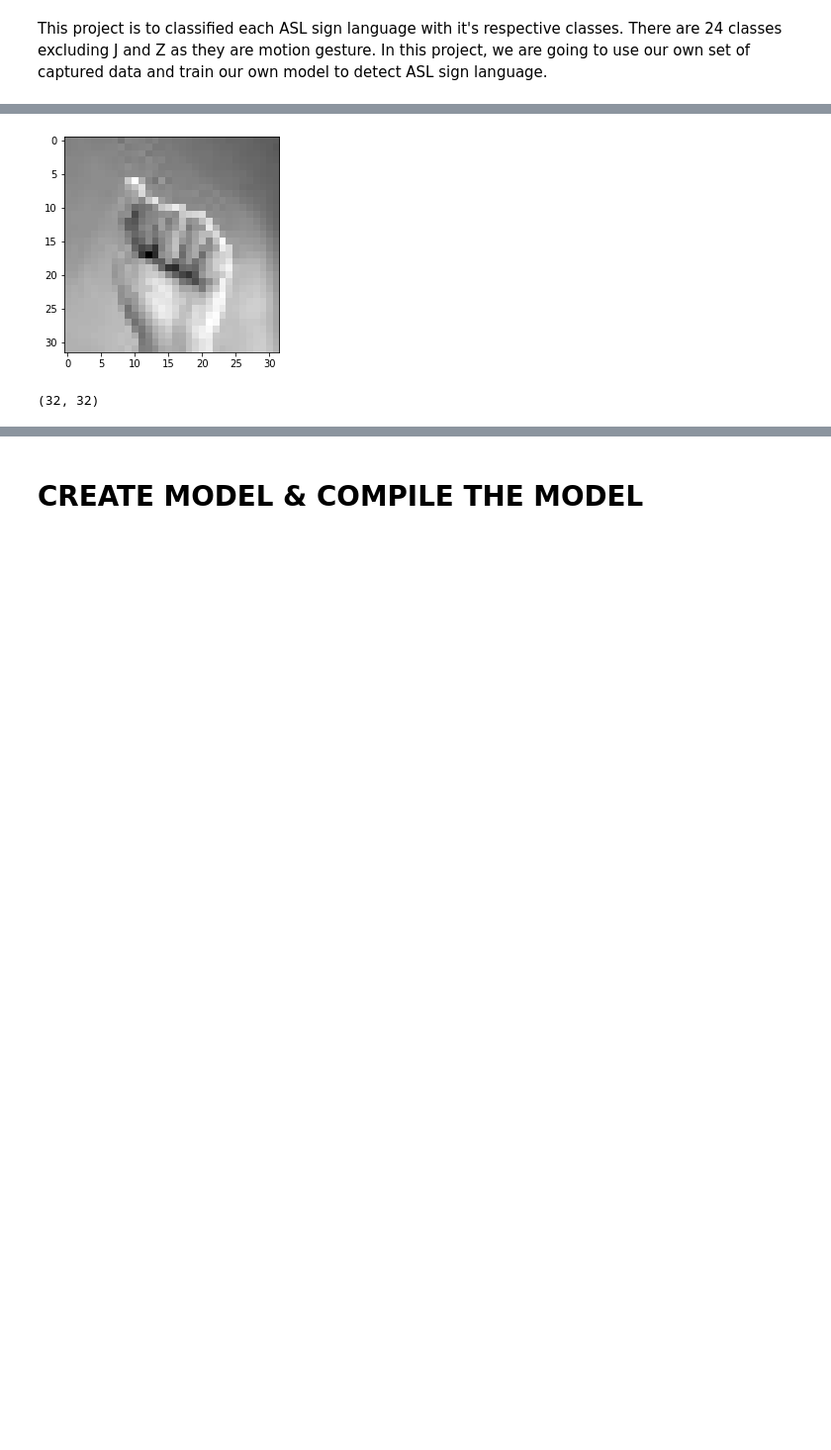
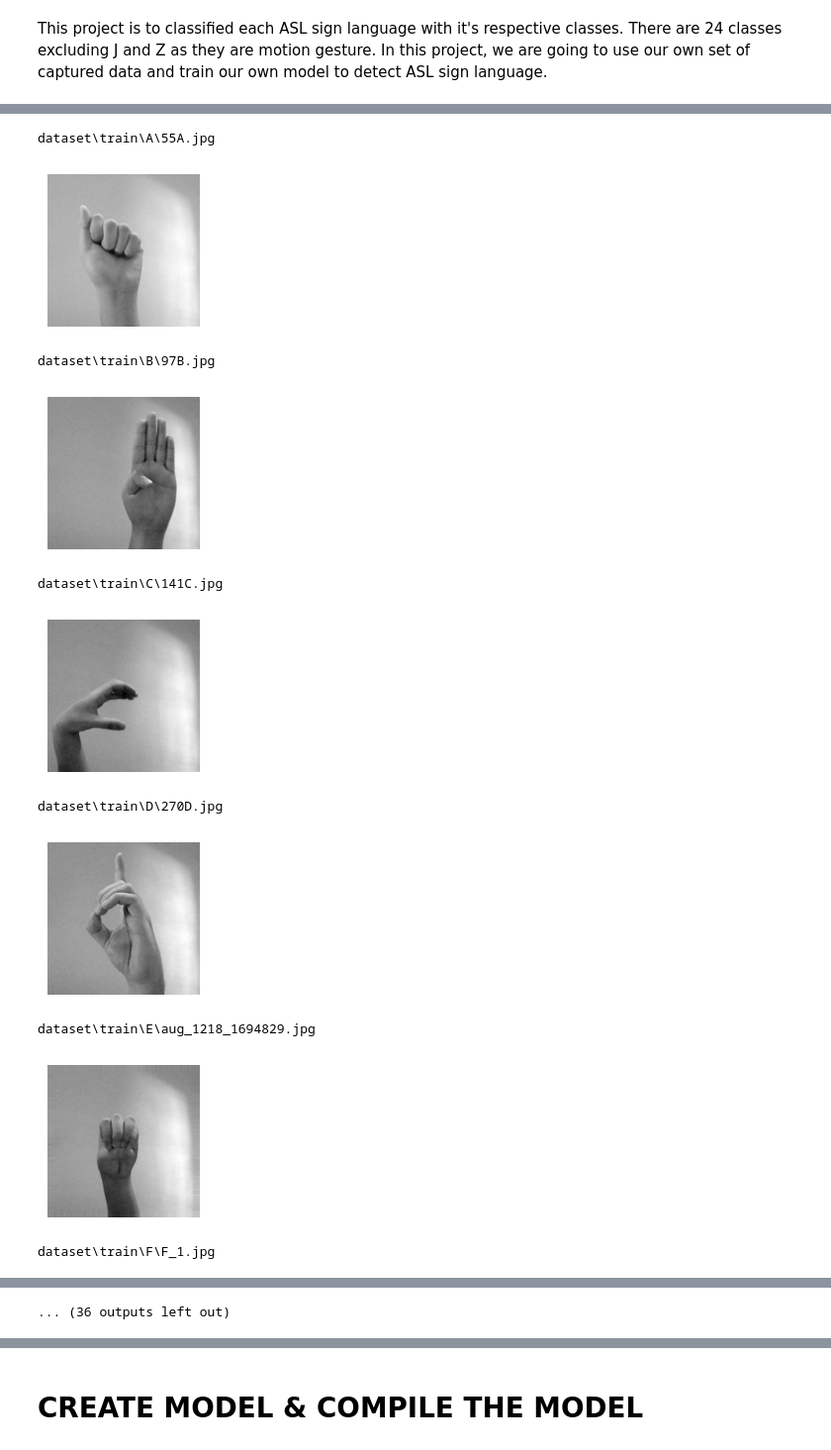
Before and after one commit to ansonnn07/image-classification, a Jupyter notebook: Image Classification (Coding).ipynb, the cells around one changed output, grey strips where cells are left out. Shown at 99% size. Cells and saved outputs as stored; diff of their text form; code cells hidden in the pictures; blank space fills up the shorter version.

```diff
--- a/Image Classification (Coding).ipynb
+++ b/Image Classification (Coding).ipynb
@@ -23,23 +22,0 @@ from tensorflow.keras.optimizers import RMSprop
-# %%
-#file directory to training folder
-data_dir = "./handgestures/train"
-
-#number of classes = 24 not included j and z as they are motion gesture
-CATAGORIES = ['A', 'B' ,'C' ,'D' ,'E' ,'F' ,'G' ,'H' ,'I' ,'K' ,'L' ,'M' ,'N' ,'O' ,'P' ,'Q' ,'R' ,'S' ,'T' ,'U' ,'V' ,'W' ,'X' ,'Y']
-
-
-for category in CATAGORIES:
-    path = os.path.join(data_dir, category)
-    for img in os.listdir(path):
-        img_array = cv2.imread(os.path.join(path,img), cv2.IMREAD_GRAYSCALE)
-        plt.imshow(img_array, cmap="gray")
-        plt.show()
-        break
-    break
-# %% [output]
-[figure, removed]
-# %%
-#printing img array
-print(img_array.shape)
-# %% [output]
-(32, 32)
@@ -45,0 +39,24 @@ print(img_array.shape)
+# %%
+for i in CLASS_NAMES:
+    class_path = os.path.join(TRAIN_DIR, i)
+    img_paths = list(list_images(class_path))
+    # checking one random image from each class
+    for img_path in np.random.choice(img_paths, 1):
+        print(img_path)
+        img = cv2.imread(img_path, cv2.IMREAD_GRAYSCALE)
+        plt.figure(figsize=(2, 2))
+        plt.axis('off')
+        plt.imshow(img, cmap="gray")
+        plt.show()
+# %% [output]
+dataset\train\A\55A.jpg
+[figure, added]
+dataset\train\B\97B.jpg
+[figure, added]
+dataset\train\C\141C.jpg
+[figure, added]
+dataset\train\D\270D.jpg
+[figure, added]
+dataset\train\E\aug_1218_1694829.jpg
+[figure, added]
+dataset\train\F\F_1.jpg
@@ -45,0 +64 @@ print(img_array.shape)
+... (36 outputs left out)
```
Also changed, not shown: parts of 23 cells of this notebook, 3 other files.
